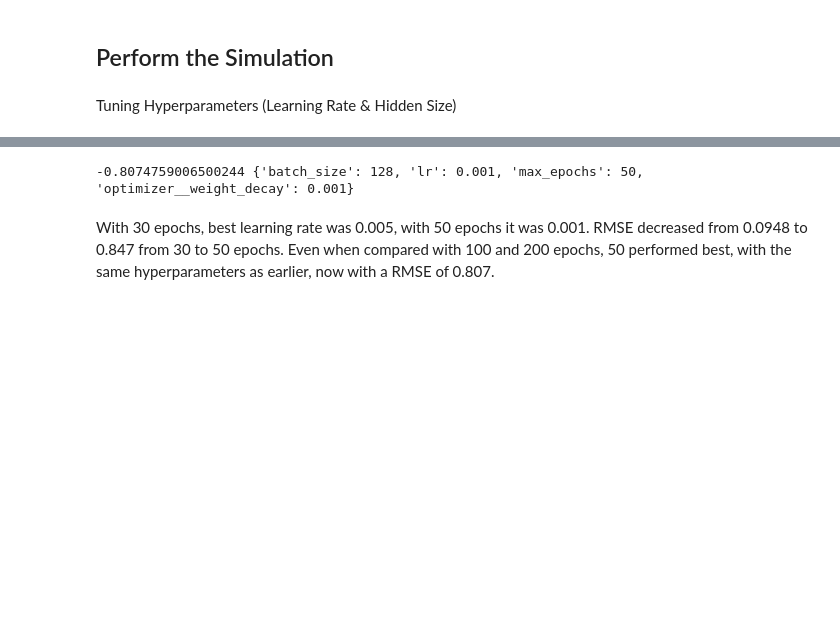
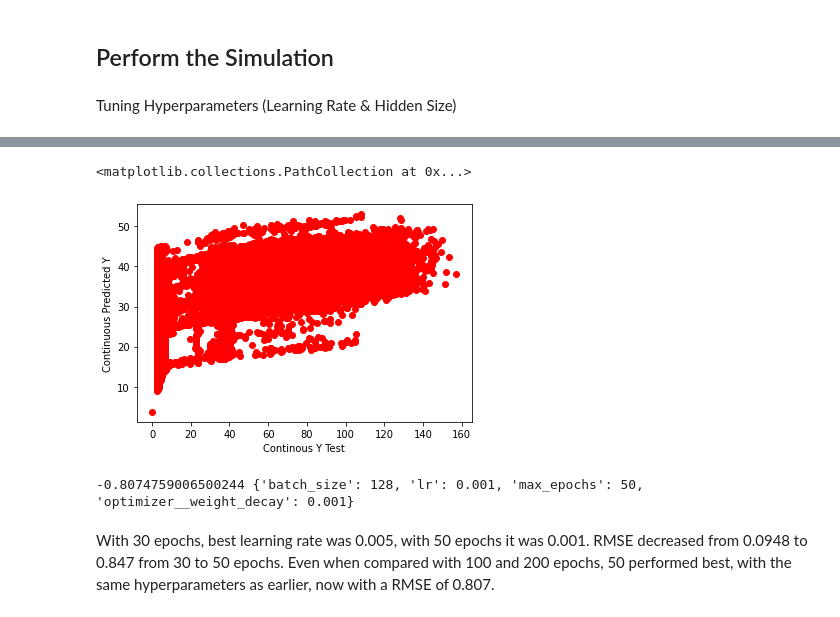
Before and after one commit to bcnalley/STAT-6810, a Jupyter notebook: final_project_code.ipynb, the cells around one changed output, grey strips where cells are left out. Saved outputs shown, nothing was run; the diff lists cells and outputs as text; code cells hidden in the pictures; blank space fills up the shorter version.

```diff
--- a/final_project_code.ipynb
+++ b/final_project_code.ipynb
@@ -270,3 +314,41 @@ model = NeuralNetRegressor(module = NeuralNet2(hidden_size = 100),
+# %%
+binned_rmse = []
+
+model = NeuralNetRegressor(module = NeuralNet3(hidden_size = 100),
+                             max_epochs = 50,
+                             criterion = nn.MSELoss,
+                             optimizer = torch.optim.Adam,
+                             lr = 0.001,
+                             batch_size = 128,
+                             optimizer__weight_decay = 0.001,
+                             verbose=0)
+
+model.fit(X_train.float(), y_train.reshape(-1,1))
+y_preds = model.predict(X_test.float())
+
+binned_rmse.append(np.sqrt(mean_squared_error(y_preds, y_test.float())))
+
+LM = NeuralNetRegressor(module = LinearRegression(1,1),
+                        max_epochs = 50,
+                         criterion = nn.MSELoss,
+                         optimizer = torch.optim.Adam,
+                         lr = 0.001,
+                         batch_size = 128,
+                         optimizer__weight_decay = 0.001,
+                         verbose=0
+                       )
+## Pytorch
+LM.fit(torch.tensor(y_preds).float(), torch.tensor(y_cont_test).float().reshape(-1,1))
+cont_preds = LM.predict(y_preds)
+# %%
+#plot of cont_preds against y_cont_test
+fig, ax = plt.subplots()
+ax.set_ylabel('Continuous Predicted Y')
+ax.set_xlabel('Continous Y Test')
+ax.scatter(y_cont_test, cont_preds, color = 'red')
+# %% [output]
+<matplotlib.collections.PathCollection at 0x...>
+[figure, added]
 # %%
 # Grid Search
 
```
Also changed, not shown: parts of 9 cells of this notebook, 2 other files.
